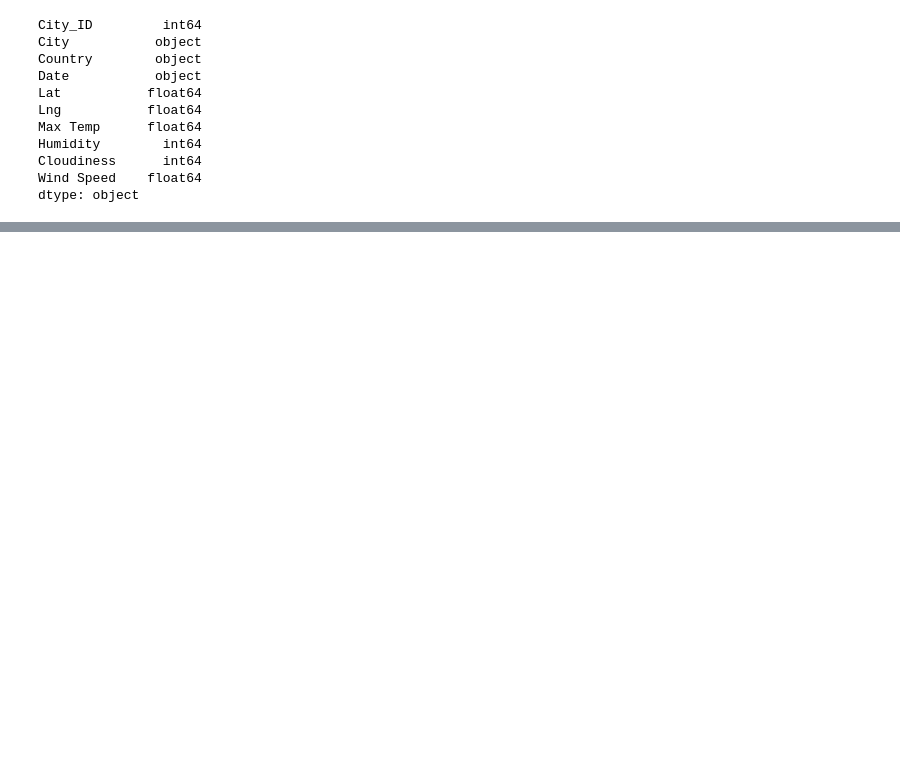
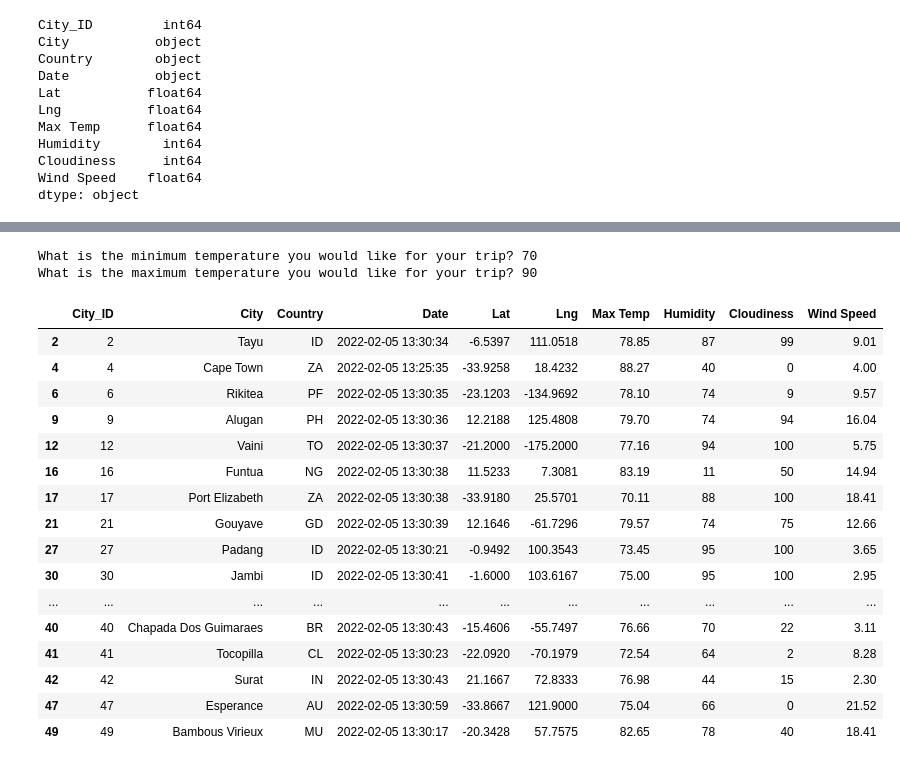
Before and after one commit to KdotGhai/World_Weather_Analysis, a Jupyter notebook: VacationPy.ipynb, the cells around one changed output, grey strips where cells are left out. Drawn from its saved outputs; the diff is of its cells as text; code cells hidden in the pictures; blank space fills up the shorter version.

```diff
--- a/VacationPy.ipynb
+++ b/VacationPy.ipynb
@@ -124,3 +132,35 @@ fig.add_layer(heat_layer)
 fig
 # %% [output]
 [interactive output not drawn]
+# %%
+### Get Vacation Criteria  6.5.3
+
+# Ask the customer to add a minimum and maximum temperature value.
+min_temp = float(input("What is the minimum temperature you would like for your trip? "))
+max_temp = float(input("What is the maximum temperature you would like for your trip? "))
+# %% [output]
+What is the minimum temperature you would like for your trip? 70
+What is the maximum temperature you would like for your trip? 90
+# %%
+# Filter the dataset to find the cities that fit the criteria.
+preferred_cities_df = city_data_df.loc[(city_data_df["Max Temp"] <= max_temp) &
+                                       (city_data_df["Max Temp"] >= min_temp)]
+preferred_cities_df.head(20)
+# %% [output]
+|  | City_ID | City | Country | Date | Lat | Lng | Max Temp | Humidity | Cloudiness | Wind Speed |
+| 2 | 2 | Tayu | ID | 2022-02-05 13:30:34 | -6.5397 | 111.0518 | 78.85 | 87 | 99 | 9.01 |
+| 4 | 4 | Cape Town | ZA | 2022-02-05 13:25:35 | -33.9258 | 18.4232 | 88.27 | 40 | 0 | 4.00 |
+| 6 | 6 | Rikitea | PF | 2022-02-05 13:30:35 | -23.1203 | -134.9692 | 78.10 | 74 | 9 | 9.57 |
+| 9 | 9 | Alugan | PH | 2022-02-05 13:30:36 | 12.2188 | 125.4808 | 79.70 | 74 | 94 | 16.04 |
+| 12 | 12 | Vaini | TO | 2022-02-05 13:30:37 | -21.2000 | -175.2000 | 77.16 | 94 | 100 | 5.75 |
+| 16 | 16 | Funtua | NG | 2022-02-05 13:30:38 | 11.5233 | 7.3081 | 83.19 | 11 | 50 | 14.94 |
+| 17 | 17 | Port Elizabeth | ZA | 2022-02-05 13:30:38 | -33.9180 | 25.5701 | 70.11 | 88 | 100 | 18.41 |
+| 21 | 21 | Gouyave | GD | 2022-02-05 13:30:39 | 12.1646 | -61.7296 | 79.57 | 74 | 75 | 12.66 |
+| 27 | 27 | Padang | ID | 2022-02-05 13:30:21 | -0.9492 | 100.3543 | 73.45 | 95 | 100 | 3.65 |
+| 30 | 30 | Jambi | ID | 2022-02-05 13:30:41 | -1.6000 | 103.6167 | 75.00 | 95 | 100 | 2.95 |
+| ... | ... | ... | ... | ... | ... | ... | ... | ... | ... | ... |
+| 40 | 40 | Chapada Dos Guimaraes | BR | 2022-02-05 13:30:43 | -15.4606 | -55.7497 | 76.66 | 70 | 22 | 3.11 |
+| 41 | 41 | Tocopilla | CL | 2022-02-05 13:30:23 | -22.0920 | -70.1979 | 72.54 | 64 | 2 | 8.28 |
+| 42 | 42 | Surat | IN | 2022-02-05 13:30:43 | 21.1667 | 72.8333 | 76.98 | 44 | 15 | 2.30 |
+| 47 | 47 | Esperance | AU | 2022-02-05 13:30:59 | -33.8667 | 121.9000 | 75.04 | 66 | 0 | 21.52 |
+| 49 | 49 | Bambous Virieux | MU | 2022-02-05 13:30:17 | -20.3428 | 57.7575 | 82.65 | 78 | 40 | 18.41 |
```
Also changed, not shown: parts of 15 cells of this notebook, 16 other files.
